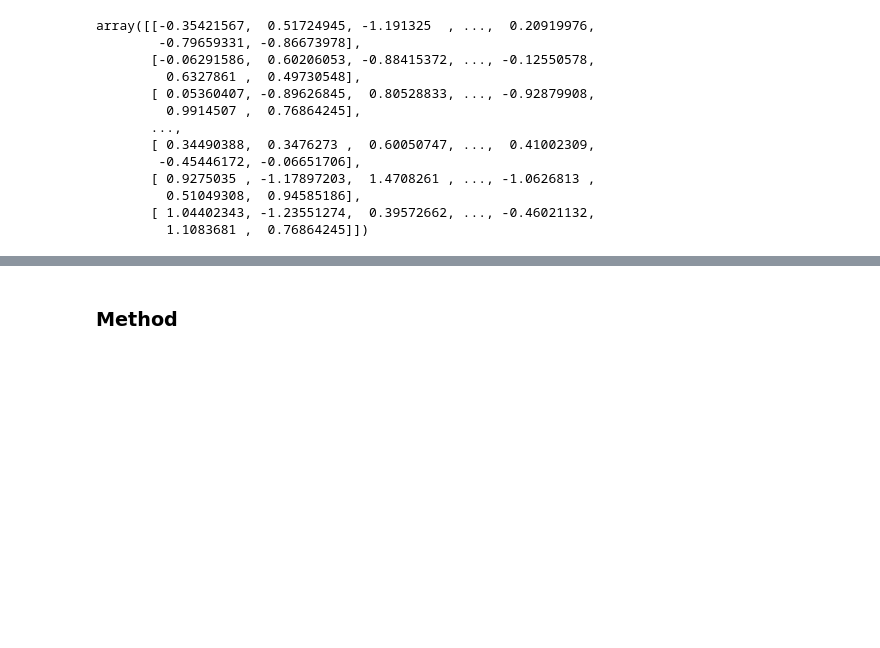
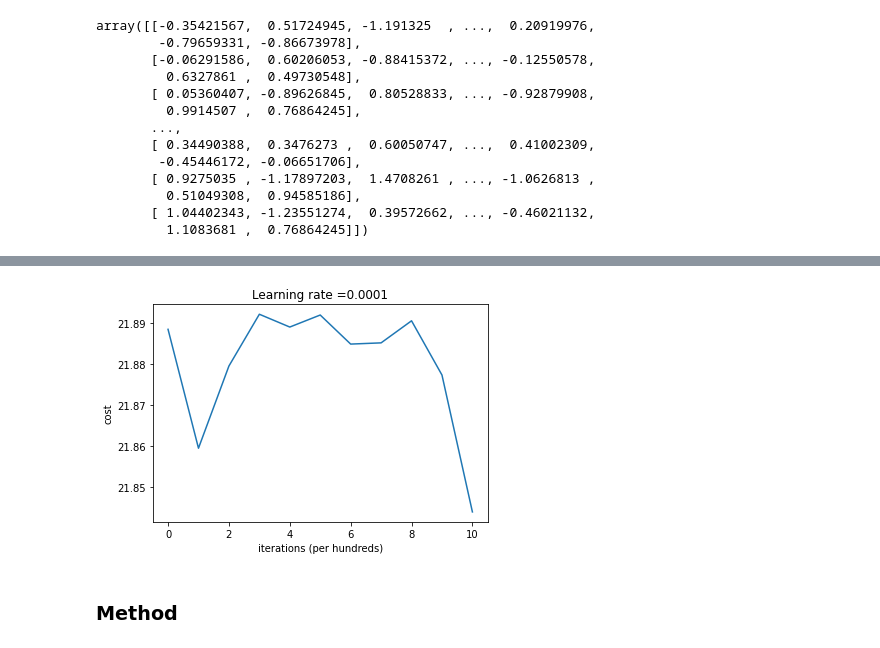
Before and after one commit to rahulponnusamyofficial/databeat-task, a Jupyter notebook: Databeat AI/ML/Machine Learning.ipynb, the cells around one changed output, grey strips where cells are left out. Saved outputs shown, nothing was run; the diff lists cells and outputs as text; code cells hidden in the pictures; blank space fills up the shorter version.

```diff
--- a/Databeat AI/ML/Machine Learning.ipynb
+++ b/Databeat AI/ML/Machine Learning.ipynb
@@ -14,7 +14,10 @@ import seaborn as sns
 import warnings
 warnings.filterwarnings('ignore')
 # %%
-df = pd.read_csv(r"C:\Users\KUDSIT\Desktop\rahul\databeat-task\Databeat AI\ML\dataset\winequality-red.csv",sep=";")
+# df = pd.read_csv(r"C:\Users\KUDSIT\Desktop\rahul\databeat-task\Databeat AI\ML\dataset\winequality-red.csv",sep=";")
+# df.head()
+
+df = pd.read_csv(r"D:\This PC\Desktop\task\databeat-task\Databeat AI\ML\dataset\winequality-red.csv",sep=";")
 df.head()
 # %% [output]
 |  | fixed acidity | volatile acidity | citric acid | residual sugar | chlorides | free sulfur dioxide | ... |
@@ -223,0 +247,25 @@ array([[-0.35421567,  0.51724945, -1.191325  , ...,  0.20919976,
+# %%
+X1 = x_train
+Y1 = y_train
+# %%
+# Building the model
+m = 0
+b = 0
+
+L = 0.0001  # The learning Rate
+epochs = 1000  # The number of iterations to perform gradient descent
+
+n = len(X1) # Number of elements in X1
+
+# Performing Gradient Descent
+for i in range(epochs):
+    Y_pred = m*X1 + b  # The current predicted value of Y1
+    cost = (1/n) * sum([val**2 for val in (Y1-Y_pred)])
+    D_m = (-2/n) * sum(X1 * (Y1 - Y_pred))  # Derivative wrt m
+    D_c = (-2/n) * sum(Y1 - Y_pred)  # Derivative wrt b
+    m = m - L * D_m  # Update m
+    b = b - L * D_c  # Update b
+    print("cost {}, epochs {}".format(cost,i))
+# m {}, b {},
+# m,b,
+print (m, b)
@@ -224,3 +302,13 @@ array([[-0.35421567,  0.51724945, -1.191325  , ...,  0.20919976,
+# %%
+# Plot learning curve (with costs)
+# costs = np.squeeze(logistic_regression_model['costs'])
+plt.plot(cost)
+plt.ylabel('cost')
+plt.xlabel('iterations (per hundreds)')
+plt.title("Learning rate =" + str(L))
+plt.show()
+# %% [output]
+[figure, added]
 # %% [markdown]
 ### Method
 # %%
```
Also changed, not shown: parts of 7 cells of this notebook, 2 other files.
